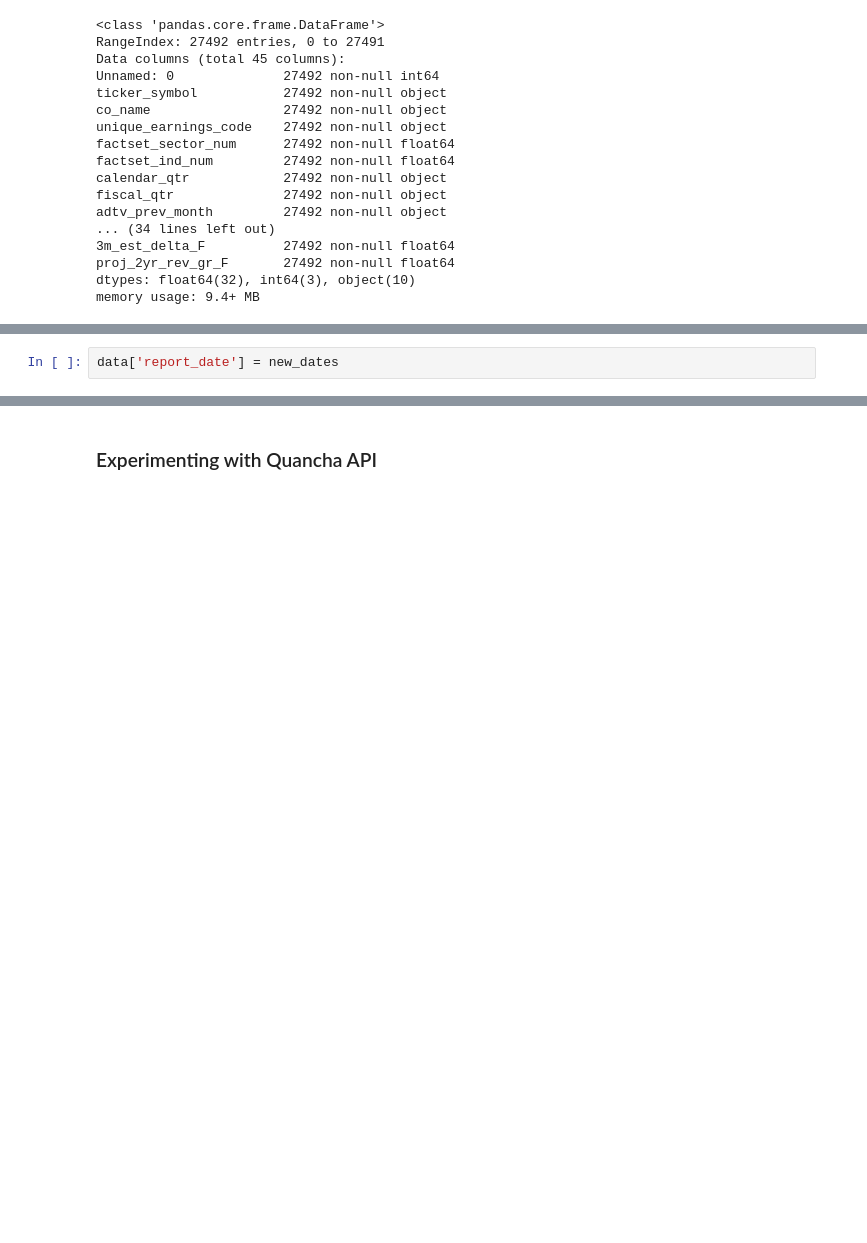
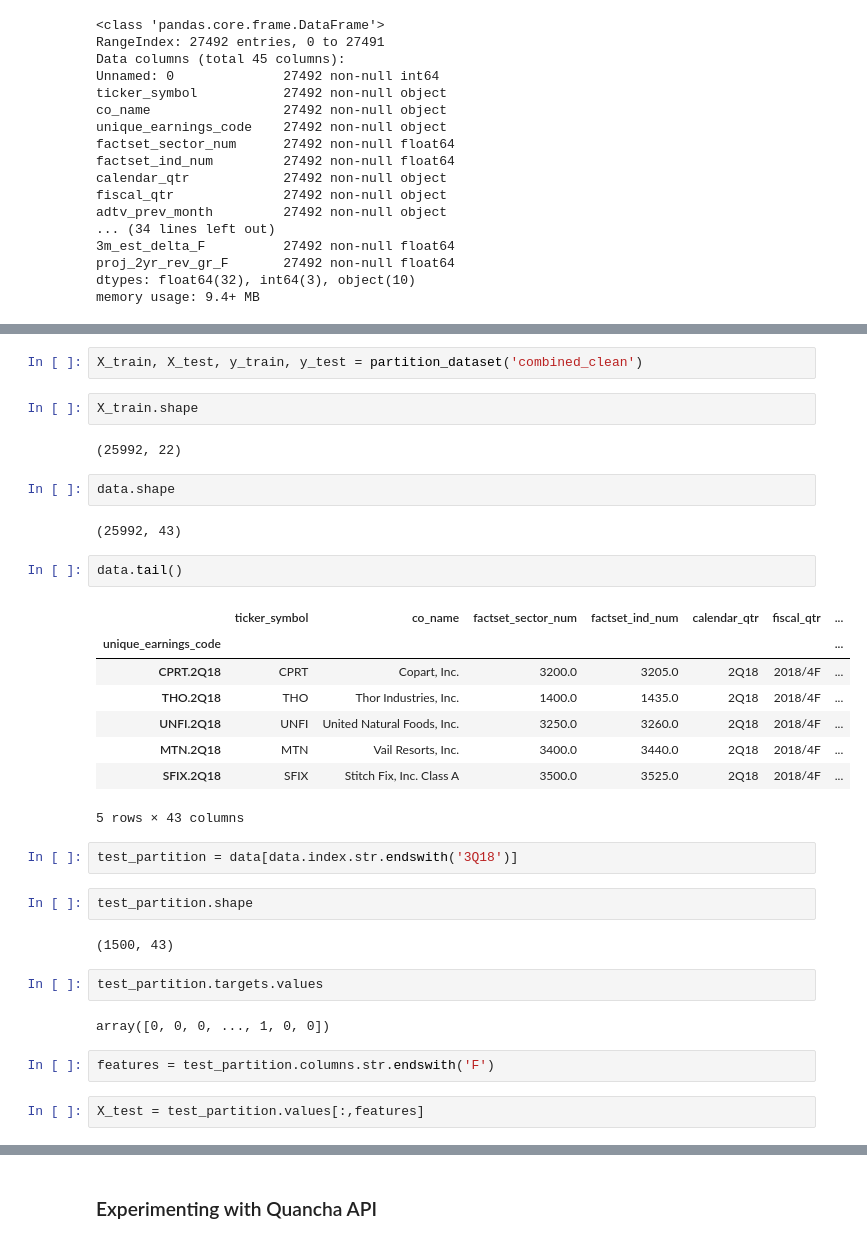
Before and after one commit to jlewis425/anomalies-in-earnings-release-reactions, a Jupyter notebook: pre_processing_sandbox.ipynb, the cells around one changed output, grey strips where cells are left out. Cells and saved outputs as stored; diff of their text form; blank space fills up the shorter version.

Commit message:
save through partition_dataset function

```diff
--- a/pre_processing_sandbox.ipynb
+++ b/pre_processing_sandbox.ipynb
@@ -48,2 +35,0 @@ new_dates[0]
-# %%
-data['report_date'] = new_dates
@@ -79 +66,36 @@ data.sort_values(by=['report_date'])
+# %%
+X_train, X_test, y_train, y_test = partition_dataset('combined_clean')
+# %%
+X_train.shape
+# %% [output]
+(25992, 22)
+# %%
+data.shape
+# %% [output]
+(25992, 43)
+# %%
+data.tail()
+# %% [output]
+|  | ticker_symbol | co_name | factset_sector_num | factset_ind_num | calendar_qtr | fiscal_qtr | ... |
+| unique_earnings_code |  |  |  |  |  |  | ... |
+| CPRT.2Q18 | CPRT | Copart, Inc. | 3200.0 | 3205.0 | 2Q18 | 2018/4F | ... |
+| THO.2Q18 | THO | Thor Industries, Inc. | 1400.0 | 1435.0 | 2Q18 | 2018/4F | ... |
+| UNFI.2Q18 | UNFI | United Natural Foods, Inc. | 3250.0 | 3260.0 | 2Q18 | 2018/4F | ... |
+| MTN.2Q18 | MTN | Vail Resorts, Inc. | 3400.0 | 3440.0 | 2Q18 | 2018/4F | ... |
+| SFIX.2Q18 | SFIX | Stitch Fix, Inc. Class A | 3500.0 | 3525.0 | 2Q18 | 2018/4F | ... |
+5 rows × 43 columns
+# %%
+test_partition = data[data.index.str.endswith('3Q18')]
+# %%
+test_partition.shape
+# %% [output]
+(1500, 43)
+# %%
+test_partition.targets.values
+# %% [output]
+array([0, 0, 0, ..., 1, 0, 0])
+# %%
+features = test_partition.columns.str.endswith('F')
+# %%
+X_test = test_partition.values[:,features]
 # %%
```
Also changed, not shown: parts of 10 cells of this notebook.
